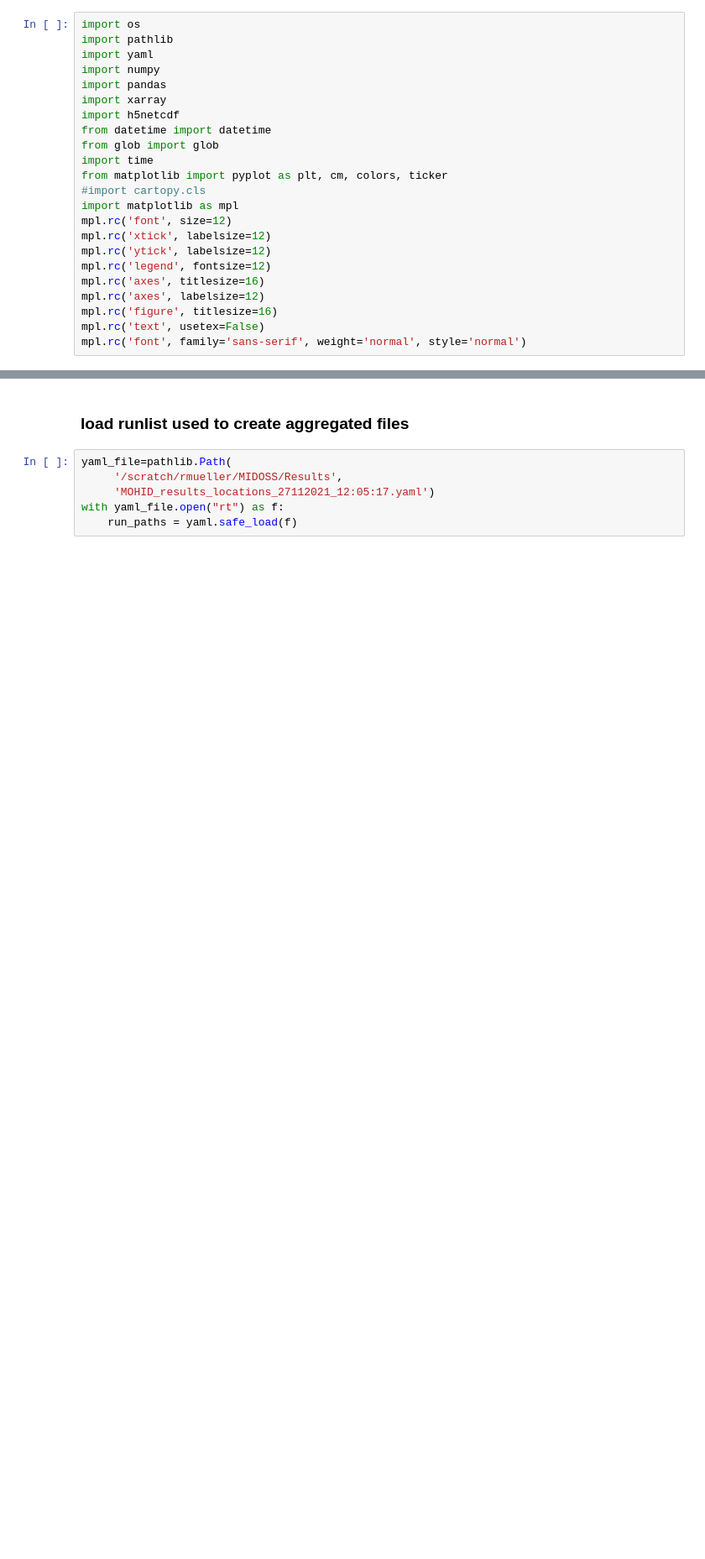
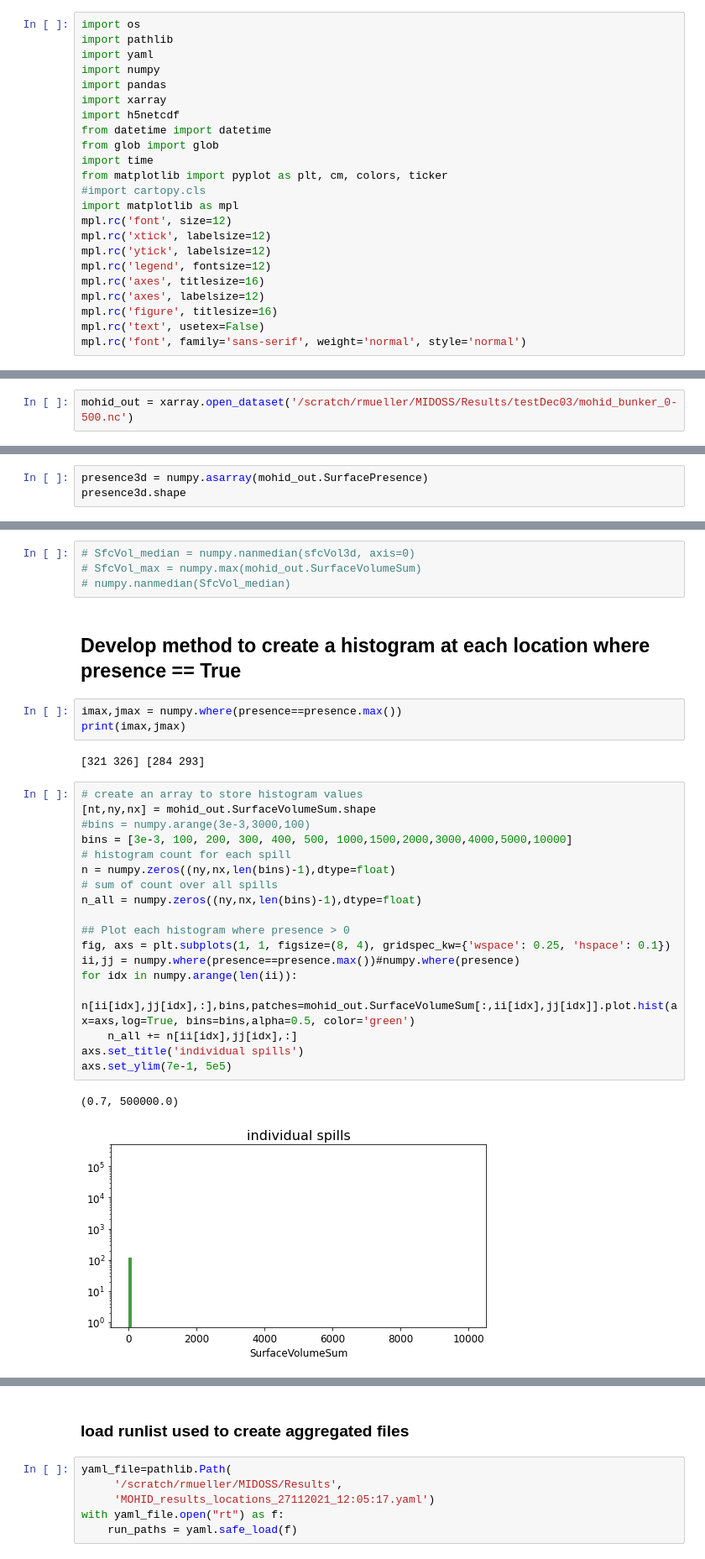
Before and after one commit to MIDOSS/analysis-rachael, a Jupyter notebook: notebooks/monte_carlo_dev/dev_aggregate_oil_spills.ipynb, the cells around one changed output, grey strips where cells are left out. Shown: that part at 84% size. Saved outputs shown, nothing was run; the diff lists cells and outputs as text; blank space fills up the shorter version.

```diff
--- a/notebooks/monte_carlo_dev/dev_aggregate_oil_spills.ipynb
+++ b/notebooks/monte_carlo_dev/dev_aggregate_oil_spills.ipynb
@@ -23,0 +44,2 @@ mpl.rc('font', family='sans-serif', weight='normal', style='normal')
+# %%
+mohid_out = xarray.open_dataset('/scratch/rmueller/MIDOSS/Results/testDec03/mohid_bunker_0-500.nc')
@@ -23,0 +79,3 @@ mpl.rc('font', family='sans-serif', weight='normal', style='normal')
+# %%
+presence3d = numpy.asarray(mohid_out.SurfacePresence)
+presence3d.shape
@@ -23,0 +96,32 @@ mpl.rc('font', family='sans-serif', weight='normal', style='normal')
+# %%
+# SfcVol_median = numpy.nanmedian(sfcVol3d, axis=0)
+# SfcVol_max = numpy.max(mohid_out.SurfaceVolumeSum)
+# numpy.nanmedian(SfcVol_median)
+# %% [markdown]
+## Develop method to create a histogram at each location where presence == True
+# %%
+imax,jmax = numpy.where(presence==presence.max())
+print(imax,jmax)
+# %% [output]
+[321 326] [284 293]
+# %%
+# create an array to store histogram values
+[nt,ny,nx] = mohid_out.SurfaceVolumeSum.shape
+#bins = numpy.arange(3e-3,3000,100)
+bins = [3e-3, 100, 200, 300, 400, 500, 1000,1500,2000,3000,4000,5000,10000]
+# histogram count for each spill
+n = numpy.zeros((ny,nx,len(bins)-1),dtype=float)
+# sum of count over all spills
+n_all = numpy.zeros((ny,nx,len(bins)-1),dtype=float)
+
+## Plot each histogram where presence > 0
+fig, axs = plt.subplots(1, 1, figsize=(8, 4), gridspec_kw={'wspace': 0.25, 'hspace': 0.1})
+ii,jj = numpy.where(presence==presence.max())#numpy.where(presence)
+for idx in numpy.arange(len(ii)):
+    n[ii[idx],jj[idx],:],bins,patches=mohid_out.SurfaceVolumeSum[:,ii[idx],jj[idx]].plot.hist(ax=axs,log=True, bins=bins,alpha=0.5, color='green')
+    n_all += n[ii[idx],jj[idx],:]
+axs.set_title('individual spills')
+axs.set_ylim(7e-1, 5e5)
+# %% [output]
+(0.7, 500000.0)
+[figure, added]
```
Also changed, not shown: parts of 34 cells of this notebook.
